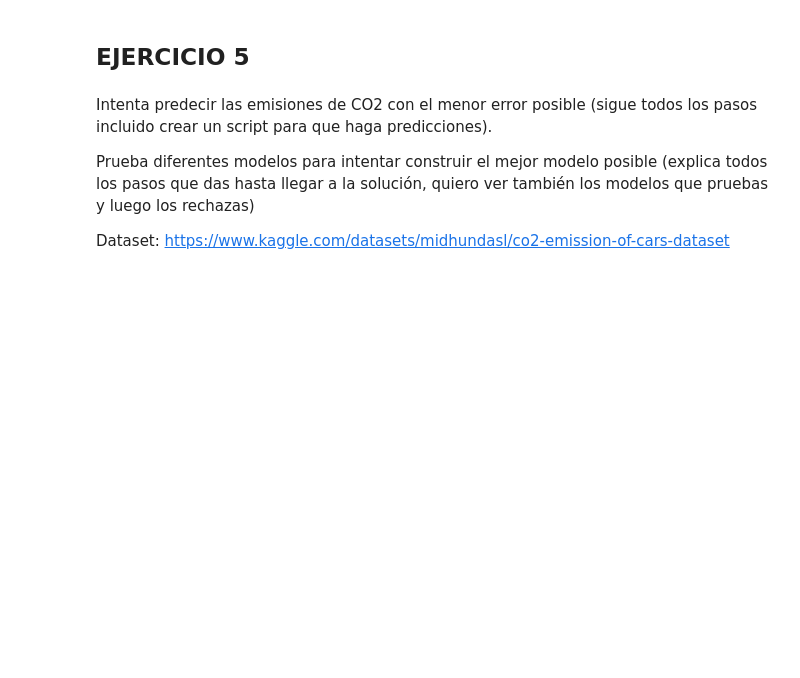
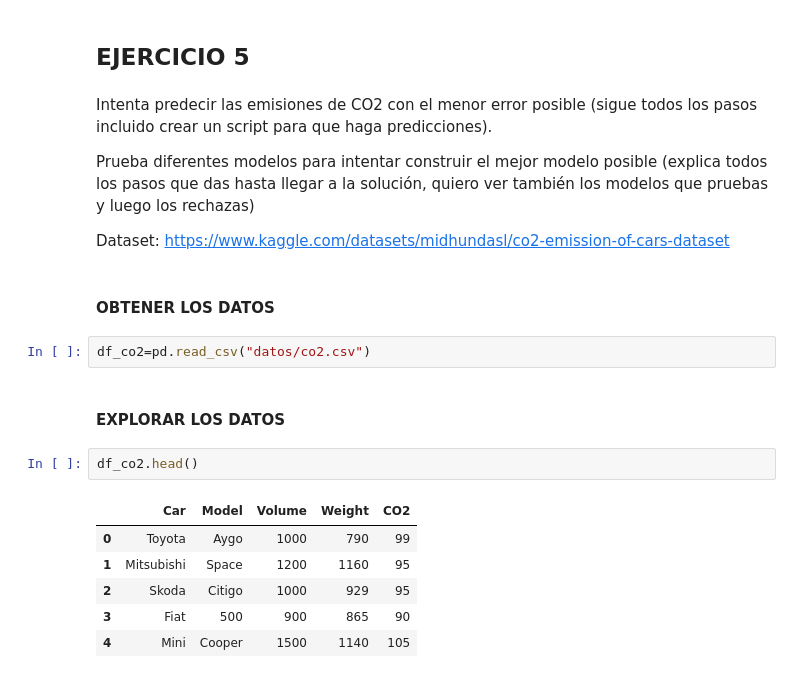
Before and after one commit to jonfdg9/IA, a Jupyter notebook: SAPA/Machine Learning/2_11Ejercicios.ipynb, the cells around one changed output. Cells and saved outputs as stored; diff of their text form; blank space fills up the shorter version.

```diff
--- a/SAPA/Machine Learning/2_11Ejercicios.ipynb
+++ b/SAPA/Machine Learning/2_11Ejercicios.ipynb
@@ -471,3 +477,18 @@ Intenta predecir las emisiones de CO2 con el menor error posible (sigue todos lo
 Prueba diferentes modelos para intentar construir el mejor modelo posible (explica todos los pasos que das hasta llegar a la solución, quiero ver también los modelos que pruebas y luego los rechazas)
 
 Dataset: https://www.kaggle.com/datasets/midhundasl/co2-emission-of-cars-dataset
+# %% [markdown]
+#### OBTENER LOS DATOS
+# %%
+df_co2=pd.read_csv("datos/co2.csv")
+# %% [markdown]
+#### EXPLORAR LOS DATOS
+# %%
+df_co2.head()
+# %% [output]
+|  | Car | Model | Volume | Weight | CO2 |
+| 0 | Toyota | Aygo | 1000 | 790 | 99 |
+| 1 | Mitsubishi | Space | 1200 | 1160 | 95 |
+| 2 | Skoda | Citigo | 1000 | 929 | 95 |
+| 3 | Fiat | 500 | 900 | 865 | 90 |
+| 4 | Mini | Cooper | 1500 | 1140 | 105 |
```
Also changed, not shown: parts of 20 cells of this notebook, 4 other files.
